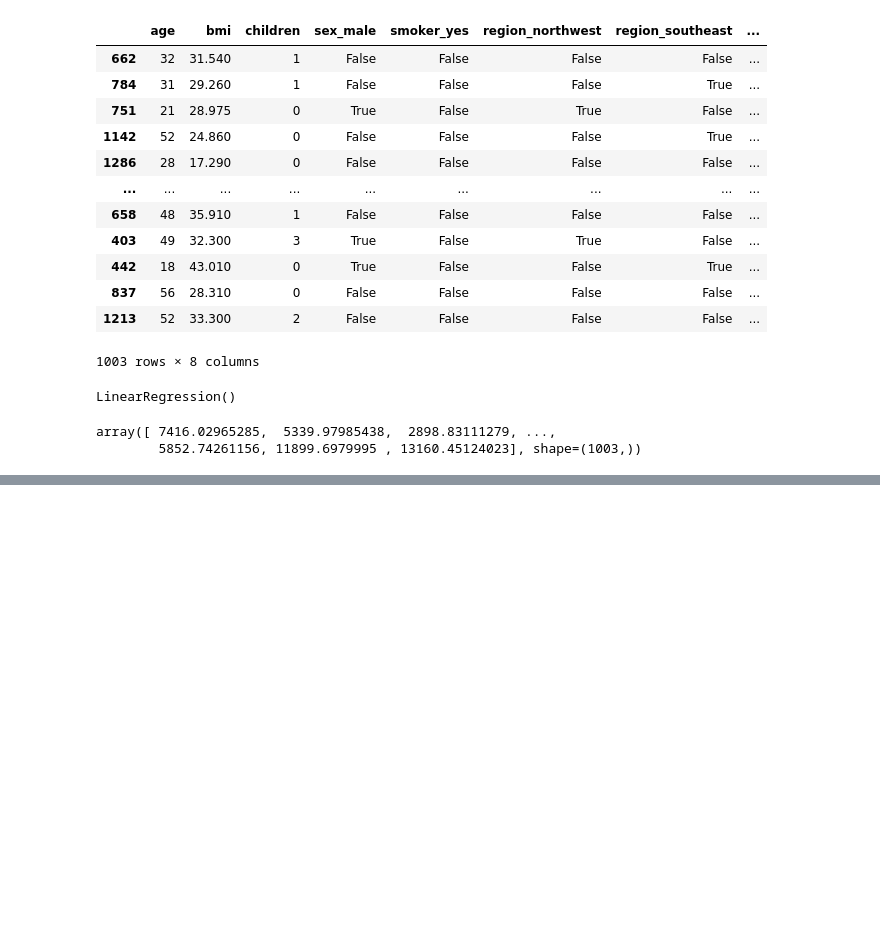
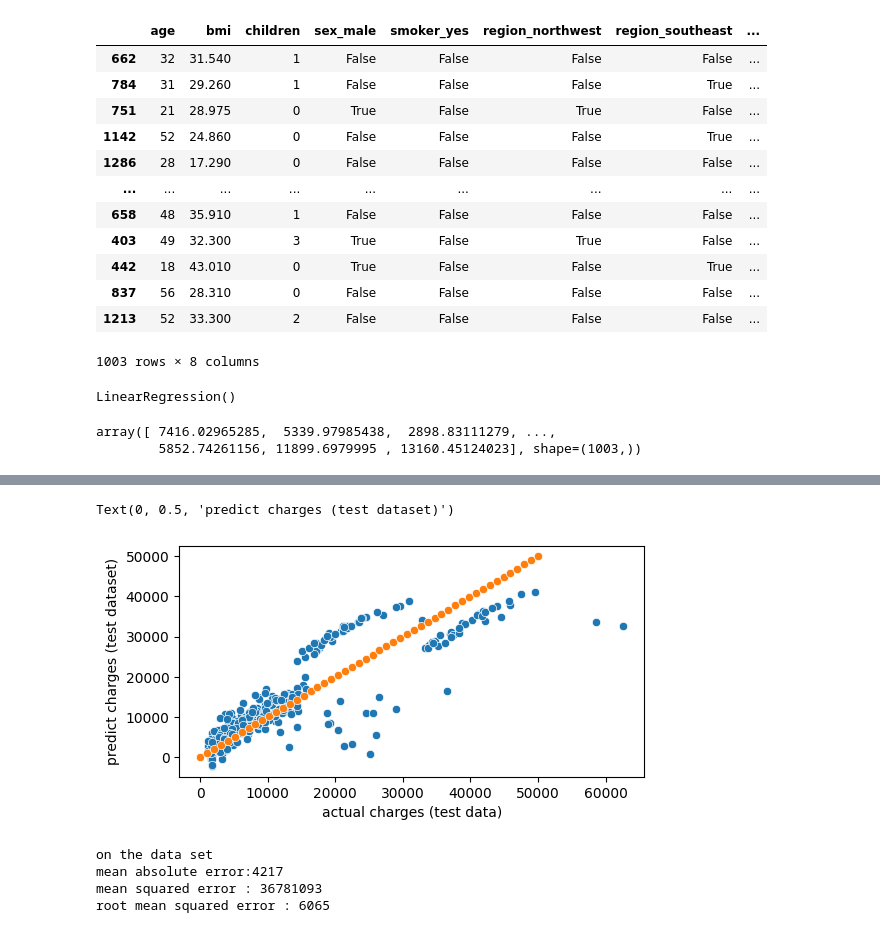
Before and after one commit to utkuseyithanoglu/utku-machine-learning-python-template, a Jupyter notebook: src/exploere1.ipynb, the cells around one changed output, grey strips where cells are left out. Saved outputs shown, nothing was run; the diff lists cells and outputs as text; code cells hidden in the pictures; blank space fills up the shorter version.

```diff
--- a/src/exploere1.ipynb
+++ b/src/exploere1.ipynb
@@ -104,0 +155,4 @@ sns.scatterplot(x=np.linspace(0,60000),y=np.linspace(0,40000))
+# %%
+#lets do the same thing for our test data
+x_test = test_df.drop(columns=['charges'])
+y_test = test_df['charges']
@@ -104,0 +175,2 @@ sns.scatterplot(x=np.linspace(0,60000),y=np.linspace(0,40000))
+# %%
+x_test = pd.get_dummies(x_test)
@@ -104,0 +186,2 @@ sns.scatterplot(x=np.linspace(0,60000),y=np.linspace(0,40000))
+# %%
+x_test = x_test[x_train.columns]
@@ -104,0 +204,21 @@ sns.scatterplot(x=np.linspace(0,60000),y=np.linspace(0,40000))
+# %%
+test_preds = linreq_model.predict(x_test)
+# %%
+plt.figure(figsize=(6,3))
+sns.scatterplot(x = y_test, y= test_preds)
+sns.scatterplot(x=np.linspace(0,50000),y=np.linspace(0,50000))
+plt.xlabel("actual charges (test data)")
+plt.ylabel("predict charges (test dataset)")
+# %% [output]
+Text(0, 0.5, 'predict charges (test dataset)')
+[figure, added]
+# %%
+print ("on the data set")
+print(f"mean absolute error:{round(mean_absolute_error(y_true=y_test,y_pred=test_preds))}")
+print(f"mean squared error : {round(mean_squared_error(y_true=y_test,y_pred=test_preds))}")
+print(f"root mean squared error : {round(root_mean_squared_error(y_true=y_test,y_pred=test_preds))}")
+# %% [output]
+on the data set
+mean absolute error:4217
+mean squared error : 36781093
+root mean squared error : 6065
```
Also changed, not shown: parts of 17 cells of this notebook, 2 other files.
